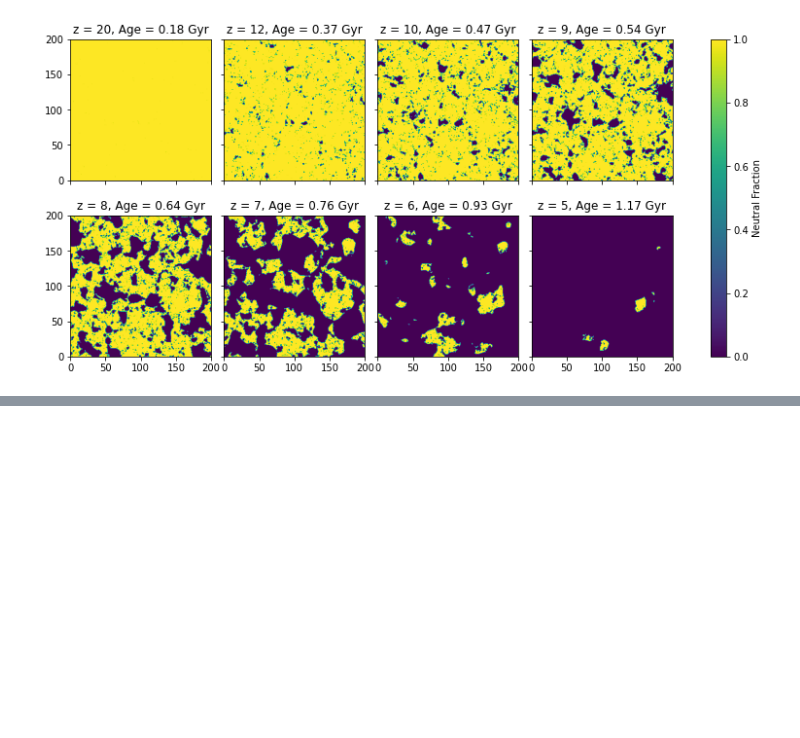
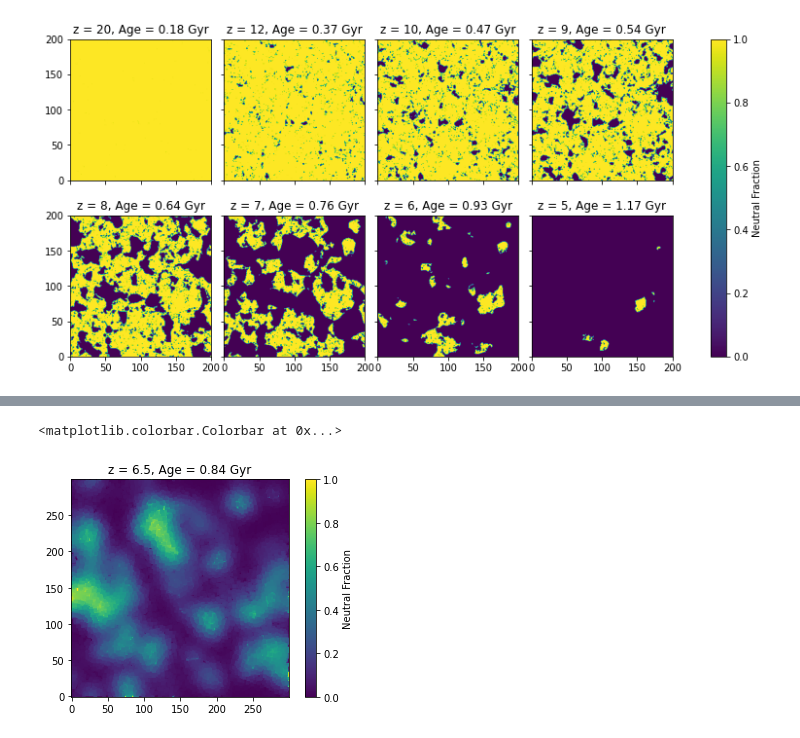
Before and after one commit to tommychinwj/HI_characterization, a Jupyter notebook: HI_characterization.ipynb, the cells around one changed output, grey strips where cells are left out. Drawn from its saved outputs; the diff is of its cells as text; code cells hidden in the pictures; blank space fills up the shorter version.

```diff
--- a/HI_characterization.ipynb
+++ b/HI_characterization.ipynb
@@ -68,0 +91,22 @@ cbar.set_label("Neutral Fraction")
+# %%
+def Square_Blurring(box, radius, interation):
+    for i in range(interation):
+        rand_coord1 = random.randint(radius, BOX_LEN - 1 - radius)  # ensure that the random center point won't be at the edge of the cube
+        rand_coord2 = random.randint(radius, BOX_LEN - 1 - radius)
+        rand_coord3 = random.randint(radius, BOX_LEN - 1 - radius)
+
+        cube_region = box[rand_coord1-radius:rand_coord1+radius+1, rand_coord2-radius:rand_coord2+radius+1, rand_coord3-radius:rand_coord3+radius+1]
+        neutral_mean = np.mean(cube_region)
+        box[rand_coord1-radius:rand_coord1+radius+1, rand_coord2-radius:rand_coord2+radius+1, rand_coord3-radius:rand_coord3+radius+1] = neutral_mean
+    return box
+# %%
+boxxie = ionized.xH_box
+
+blurred = Square_Blurring(box=boxxie, radius=2, interation=10**7)
+
+plt.imshow(blurred[:, :, 0], origin='lower')
+plt.title(f"z = {z}, Age = {cosmo_params.cosmo.age(z):.2f}")
+plt.colorbar(label="Neutral Fraction")
+# %% [output]
+<matplotlib.colorbar.Colorbar at 0x...>
+[figure, added]
```
Also changed, not shown: parts of 19 cells of this notebook.
